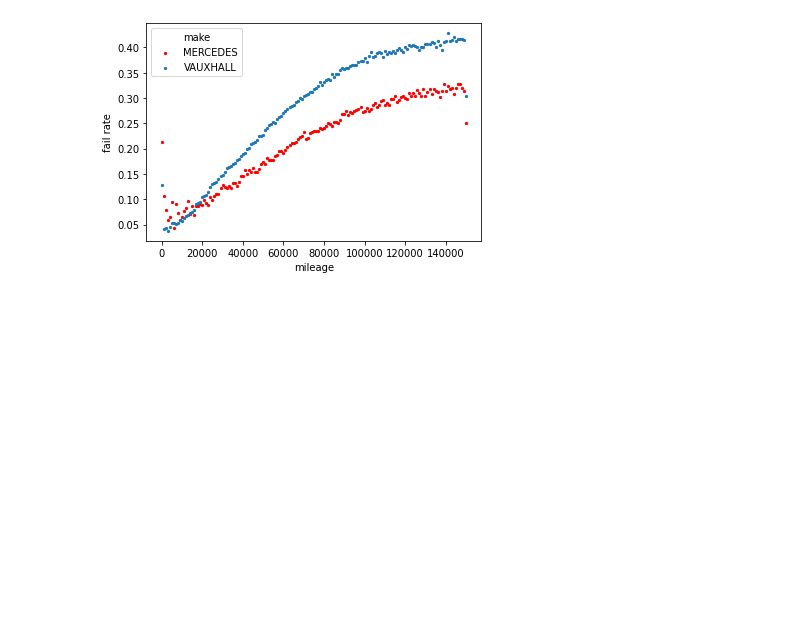
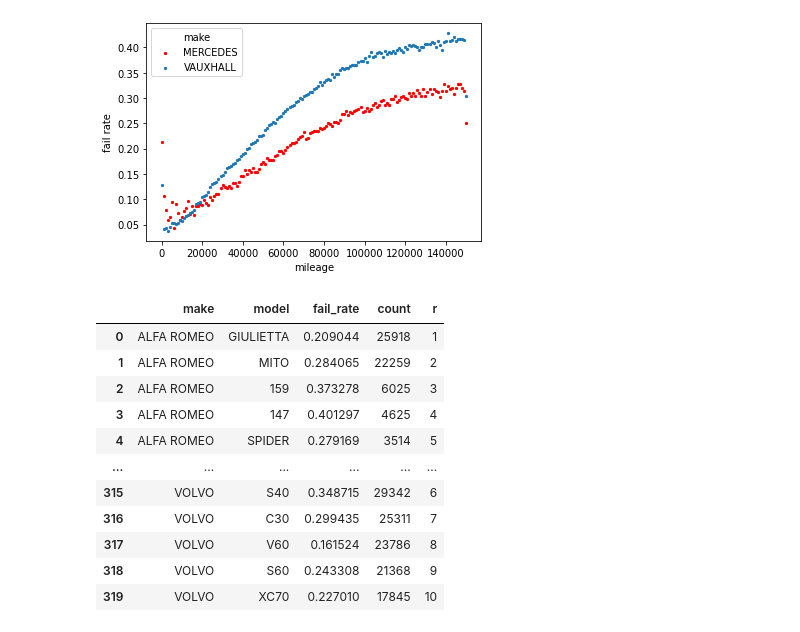
Before and after one commit to michalc/dft-mot-analysis, a Jupyter notebook: explore.ipynb, the cells around one changed output. Saved outputs shown, nothing was run; the diff lists cells and outputs as text; code cells hidden in the pictures; blank space fills up the shorter version.

```diff
--- a/explore.ipynb
+++ b/explore.ipynb
@@ -621,3 +621,86 @@ ax.set_ylabel("fail rate")
 ax.xaxis.get_major_formatter().set_scientific(False)
 # %% [output]
 [figure]
+# %%
+makes = ['ALFA ROMEO',
+ 'AUDI',
+ 'BMW',
+ 'CHEVROLET',
+ 'CITROEN',
+ 'DACIA',
+ 'FIAT',
+ 'FORD',
+ 'HONDA',
+ 'HYUNDAI',
+ 'JAGUAR',
+ 'KIA',
+ 'LAND ROVER',
+ 'LEXUS',
+ 'MAZDA',
+ 'MERCEDES',
+ 'MERCEDES-BENZ',
+ 'MG',
+ 'MINI',
+ 'MITSUBISHI',
+ 'NISSAN',
+ 'PEUGEOT',
+ 'PORSCHE',
+ 'RENAULT',
+ 'ROVER',
+ 'SAAB',
+ 'SEAT',
+ 'SKODA',
+ 'SUZUKI',
+ 'TOYOTA',
+ 'VAUXHALL',
+ 'VOLKSWAGEN',
+ 'VOLVO']
+make_str = ','.join(['?'] * len(makes))
+df = pd.read_sql_query(f"""
+    SELECT
+        *
+    FROM (
+        SELECT
+            *,
+            row_number() OVER (
+                PARTITION BY make
+                ORDER BY count DESC
+            ) AS r
+        FROM (
+            SELECT
+                CASE make
+                   WHEN 'MERCEDES-BENZ'
+                       THEN 'MERCEDES'
+                   ELSE make
+                END AS make,
+                model,
+                CAST(count(*) FILTER (WHERE test_result = 'F') AS REAL) / CAST(count(*) AS REAL) AS fail_rate,
+                count(*) AS count
+            FROM
+                tests
+            WHERE
+                test_class_id=4 AND test_type = 'NT' AND test_date LIKE '2020-%'
+                AND make IN ({make_str})
+            GROUP BY
+                make, model
+        )
+    )
+    WHERE
+        r <= 10
+    ORDER BY
+        make, r
+""", con, params=makes)
+df
+# %% [output]
+|  | make | model | fail_rate | count | r |
+| 0 | ALFA ROMEO | GIULIETTA | 0.209044 | 25918 | 1 |
+| 1 | ALFA ROMEO | MITO | 0.284065 | 22259 | 2 |
+| 2 | ALFA ROMEO | 159 | 0.373278 | 6025 | 3 |
+| 3 | ALFA ROMEO | 147 | 0.401297 | 4625 | 4 |
+| 4 | ALFA ROMEO | SPIDER | 0.279169 | 3514 | 5 |
+| ... | ... | ... | ... | ... | ... |
+| 315 | VOLVO | S40 | 0.348715 | 29342 | 6 |
+| 316 | VOLVO | C30 | 0.299435 | 25311 | 7 |
+| 317 | VOLVO | V60 | 0.161524 | 23786 | 8 |
+| 318 | VOLVO | S60 | 0.243308 | 21368 | 9 |
+| 319 | VOLVO | XC70 | 0.227010 | 17845 | 10 |
```
Also changed, not shown: parts of 5 cells of this notebook.
